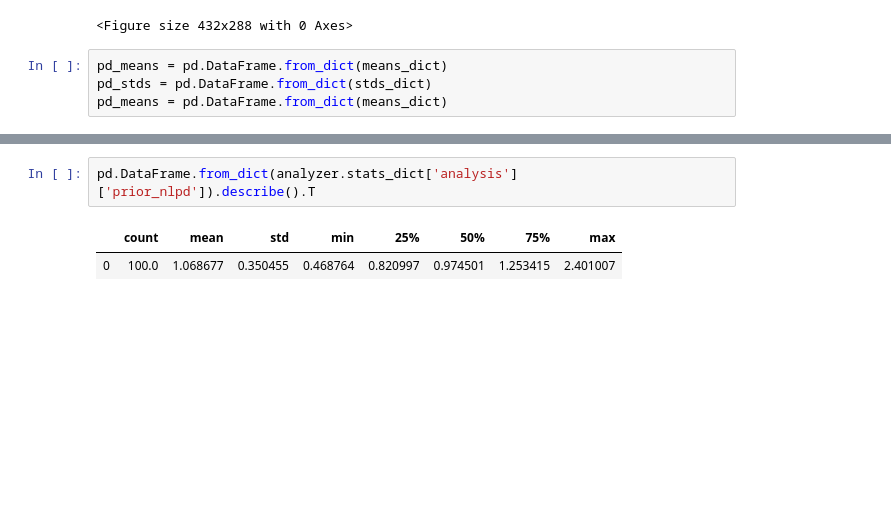
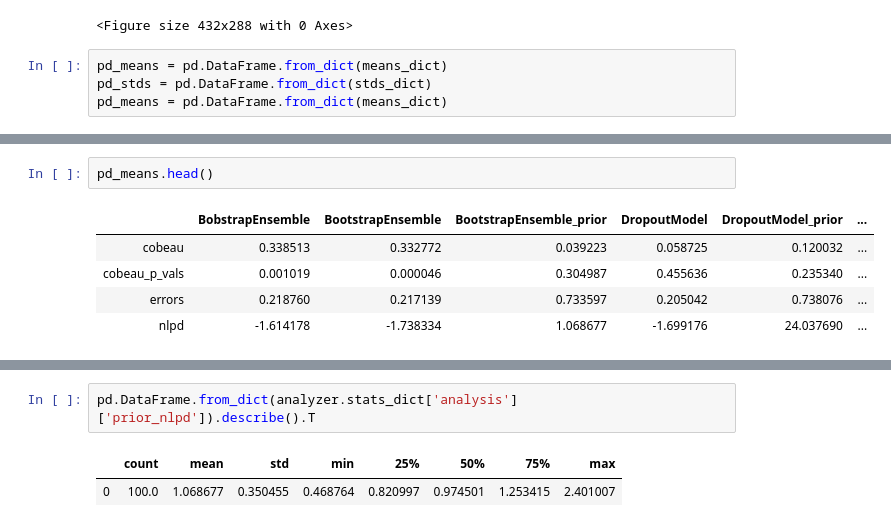
Before and after one commit to wooohoooo/uncertainty_regression_pytorch, a Jupyter notebook: models/analysis.ipynb, the cells around one changed output, grey strips where cells are left out. Saved outputs shown, nothing was run; the diff lists cells and outputs as text; blank space fills up the shorter version.

```diff
--- a/models/analysis.ipynb
+++ b/models/analysis.ipynb
@@ -332 +392,9 @@ pd_means = pd.DataFrame.from_dict(means_dict)
+# %%
+pd_means.head()
+# %% [output]
+|  | BobstrapEnsemble | BootstrapEnsemble | BootstrapEnsemble_prior | DropoutModel | DropoutModel_prior | ... |
+| cobeau | 0.338513 | 0.332772 | 0.039223 | 0.058725 | 0.120032 | ... |
+| cobeau_p_vals | 0.001019 | 0.000046 | 0.304987 | 0.455636 | 0.235340 | ... |
+| errors | 0.218760 | 0.217139 | 0.733597 | 0.205042 | 0.738076 | ... |
+| nlpd | -1.614178 | -1.738334 | 1.068677 | -1.699176 | 24.037690 | ... |
 # %%
```
Also changed, not shown: parts of 8 cells of this notebook.
